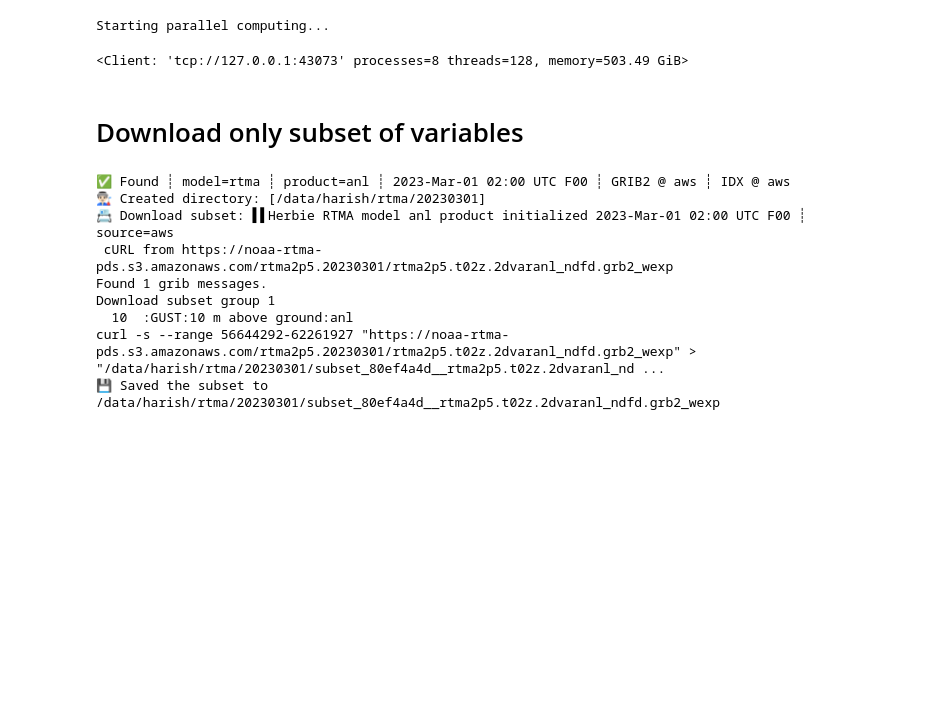
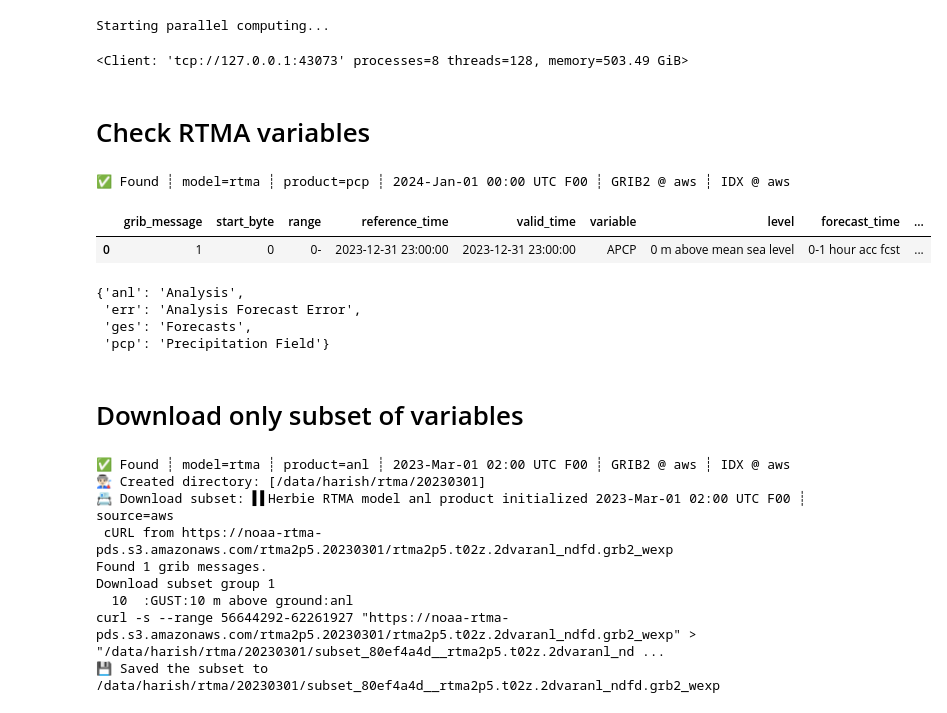
Before and after one commit to HarishBaki/gUstNET, a Jupyter notebook: test.ipynb, the cells around one changed output. Drawn from its saved outputs; the diff is of its cells as text; code cells hidden in the pictures; blank space fills up the shorter version.

```diff
--- a/test.ipynb
+++ b/test.ipynb
@@ -34,6 +34,27 @@ client
 # %% [output]
 Starting parallel computing...
 <Client: 'tcp://127.0.0.1:43073' processes=8 threads=128, memory=503.49 GiB>
+# %% [markdown]
+# Check RTMA variables
+# %%
+H = Herbie(
+    "2024-01-01 00:00",
+    model="rtma",
+    product="pcp",
+    fxx=0,
+)
+H.inventory()
+# %% [output]
+✅ Found ┊ model=rtma ┊ product=pcp ┊ 2024-Jan-01 00:00 UTC F00 ┊ GRIB2 @ aws ┊ IDX @ aws
+|  | grib_message | start_byte | range | reference_time | valid_time | variable | level | forecast_time | ... |
+| 0 | 1 | 0 | 0- | 2023-12-31 23:00:00 | 2023-12-31 23:00:00 | APCP | 0 m above mean sea level | 0-1 hour acc fcst | ... |
+# %%
+H.PRODUCTS
+# %% [output]
+{'anl': 'Analysis',
+ 'err': 'Analysis Forecast Error',
+ 'ges': 'Forecasts',
+ 'pcp': 'Precipitation Field'}
 # %% [markdown]
 # Download only subset of variables
 # %%
```
Also changed, not shown: 12 other files.
